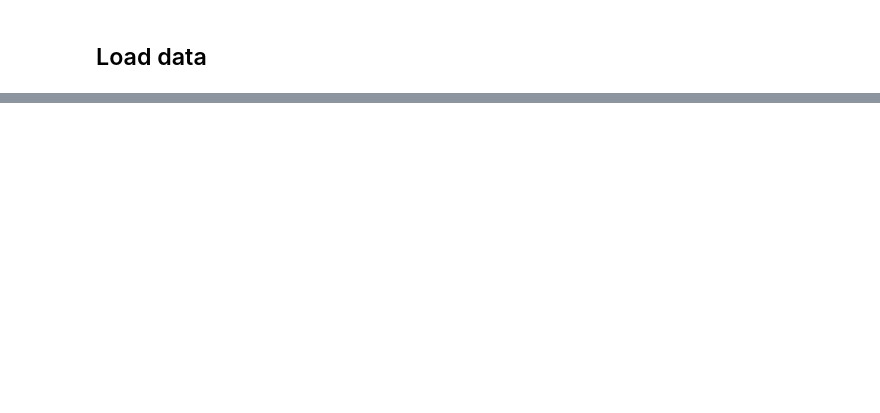
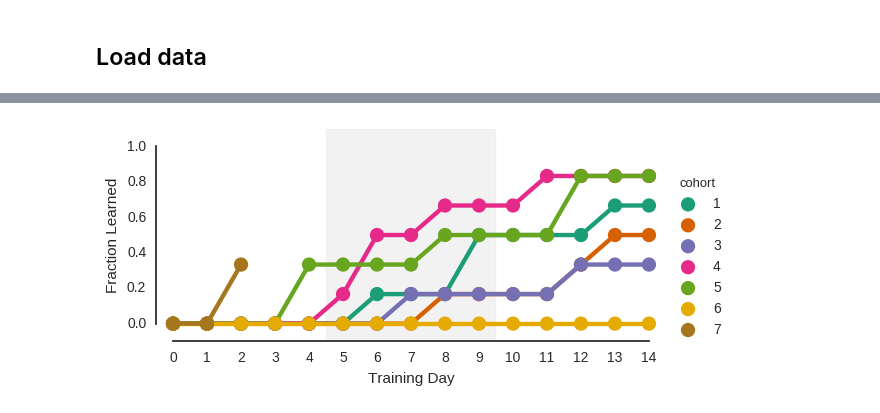
Before and after one commit to AllenInstitute/visual_behavior_analysis, a Jupyter notebook: notebooks/2016.10.26 - Cohort Dashboard.ipynb, the cells around one changed output, grey strips where cells are left out. Saved outputs shown, nothing was run; the diff lists cells and outputs as text; code cells hidden in the pictures; blank space fills up the shorter version.

```diff
--- a/notebooks/2016.10.26 - Cohort Dashboard.ipynb
+++ b/notebooks/2016.10.26 - Cohort Dashboard.ipynb
@@ -498,37 +592,39 @@ mask = (
 #     (pdf.num_trials > num_tr_thresh) # ignore sessions with very few trials
 #     & (pdf.training_day <= pdf.groupby('mouse_id')['training_day'].max().min())
     (pdf.training_day >= 0)
-    & (pdf.training_day <= 15)
+    & (pdf.training_day < 15)
 )
 
 g = sns.factorplot('training_day','learned',data=pdf[mask],
                    size=3,
                    aspect=2,
                    hue='cohort',
                    ci=False,
                    legend=True,
                    palette='Dark2'
               )
 
 g.set_axis_labels('Training Day','Fraction Learned')
 plt.ylim(-0.1,1.1)
 sns.despine(trim=True)
 
 # g.map_dataframe(sns.pointplot,'training_day','d_prime',
 #                 hue='cohort',
 #                 palette='Dark2',
 #                 zorder=1000,
 #                 ci=None,
 #                 )
 # g.set_axis_labels('Training Day', 'd\'')
 # g.fig.get_children()[-1].set_bbox_to_anchor((1.15, 0.5, 0, 0))
 # # g.fig.get_children()[-1].set_title('')
 
 
-# for ax in g.axes.ravel():
+for ax in g.axes.ravel():
 #     ax.axhline(0.0,color='0.5',zorder=-10)
-#     ax.axhspan(-0.5,0.5,color='0.5',alpha=0.2,zorder=-10)
+    ax.axvspan(4.5,9.5,color='0.5',alpha=0.1,zorder=-10)
 
 plt.savefig('../figures/cohort_survival.pdf')
+# %% [output]
+[figure, added]
 # %%
 trials[trials.trial_type=='catch'][['trial_type','reward_volume']].head(30)
```
Also changed, not shown: parts of 22 cells of this notebook, 17 other files.
